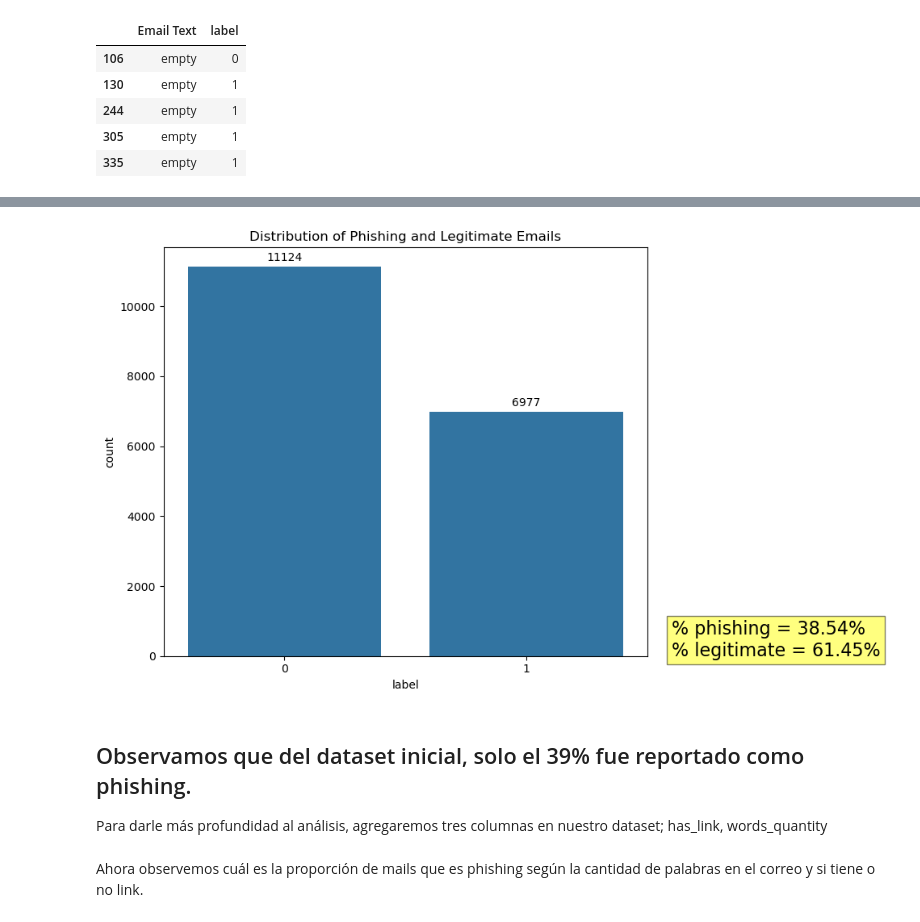
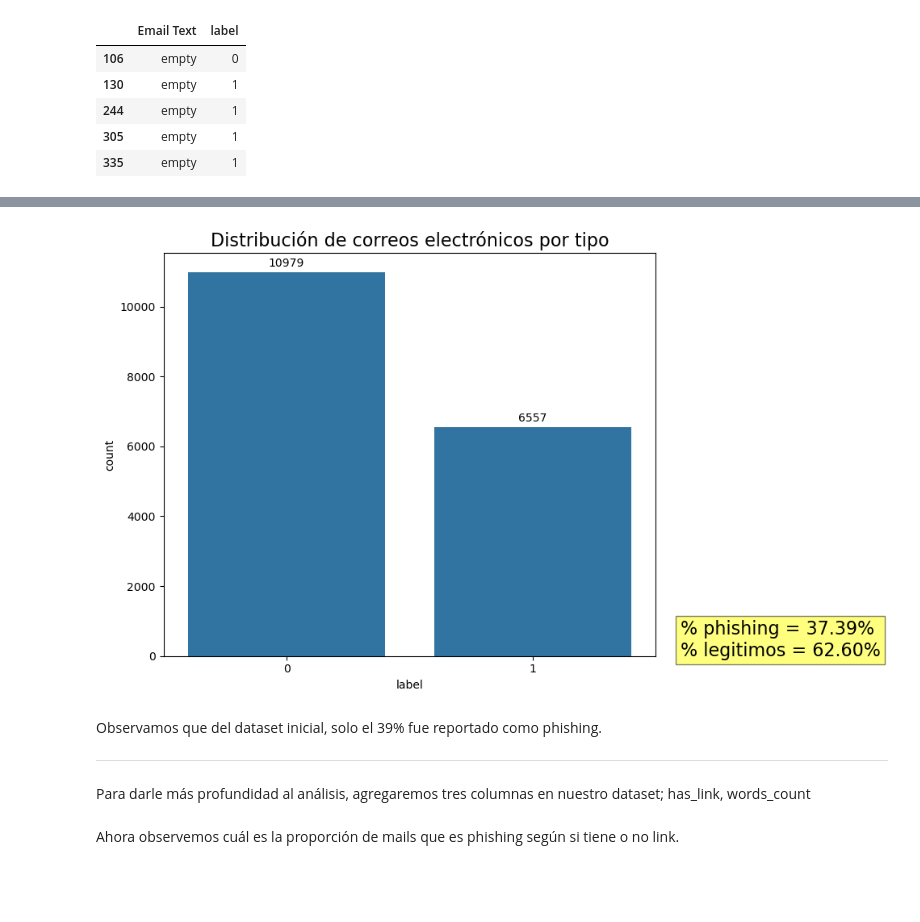
Before and after one commit to LCampi01/machine_learning_ceia, a Jupyter notebook: eda.ipynb, the cells around one changed output, grey strips where cells are left out. Cells and saved outputs as stored; diff of their text form; code cells hidden in the pictures; blank space fills up the shorter version.

Commit message:
más análisis

```diff
--- a/eda.ipynb
+++ b/eda.ipynb
@@ -91,4 +93,3 @@ Detectamos que el dataset contiene observaciones donde el campo "Email Text" con
 # %%
+email_df = email_df.drop_duplicates(subset=['Email Text'], keep='first')
 email_df = email_df[email_df['Email Text'] != 'empty']
-email_df[email_df['Email Text'].duplicated()]
-email_df.head()
@@ -102,26 +96,28 @@ email_df.head()
 # %%
 plt.figure(figsize=(10, 6))
 ax = sns.countplot(x='label', data=email_df)
-ax.set_title('Distribution of Phishing and Legitimate Emails')
+ax.set_title('Distribución de correos electrónicos por tipo', fontsize=16)
 for container in ax.containers:
     ax.bar_label(container, padding=3, fontsize=10)
 
-plt.text(1.6, 1, '% phishing = ' + str(email_df['label'].mean() * 100)[:5] + '% \n% legitimate = ' + str((1 - email_df['label'].mean()) * 100)[:5] + '%', fontsize=16,
+plt.text(1.6, 1, '% phishing = ' + str(email_df['label'].mean() * 100)[:5] + '% \n% legitimos = ' + str((1 - email_df['label'].mean()) * 100)[:5] + '%', fontsize=16,
          bbox=dict(facecolor='yellow', alpha=0.5))
 
 plt.tight_layout()
 plt.show()
 # %% [output]
-[figure, old version]
+[figure, new version]
 # %% [markdown]
 Observamos que del dataset inicial, solo el 39% fue reportado como phishing.
+
 ---
-Para darle más profundidad al análisis, agregaremos tres columnas en nuestro dataset; has_link, words_quantity
+
+Para darle más profundidad al análisis, agregaremos tres columnas en nuestro dataset; has_link, words_count
 # %%
 email_df["word_count"] = email_df["Email Text"].apply(lambda x: len(x.split()))
 email_df["has_link"] = email_df["Email Text"].apply(lambda x: 1 if "http" in x else 0)
 # %% [markdown]
-Ahora observemos cuál es la proporción de mails que es phishing según la cantidad de palabras en el correo y si tiene o no link.
+Ahora observemos cuál es la proporción de mails que es phishing según si tiene o no link.
 # %%
 plt.figure(figsize=(10, 6))
 
```
Also changed, not shown: parts of 14 cells of this notebook.
